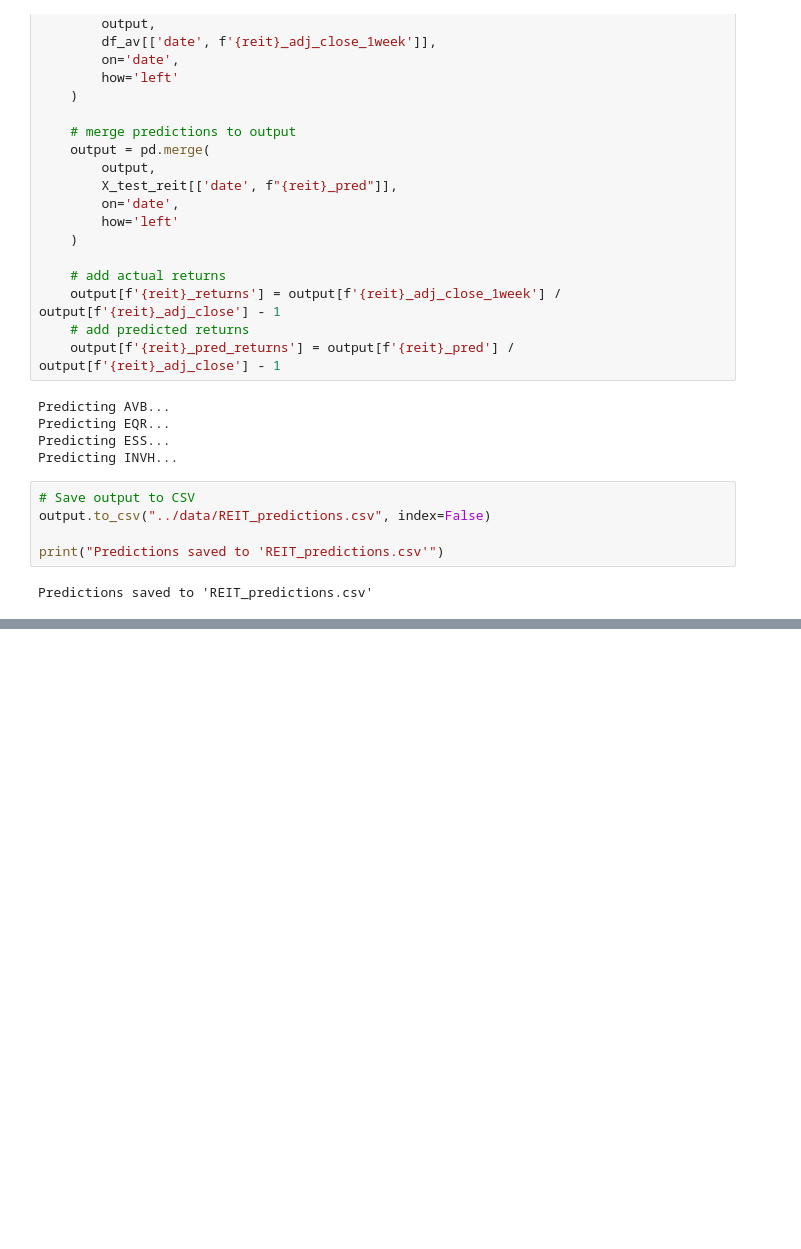
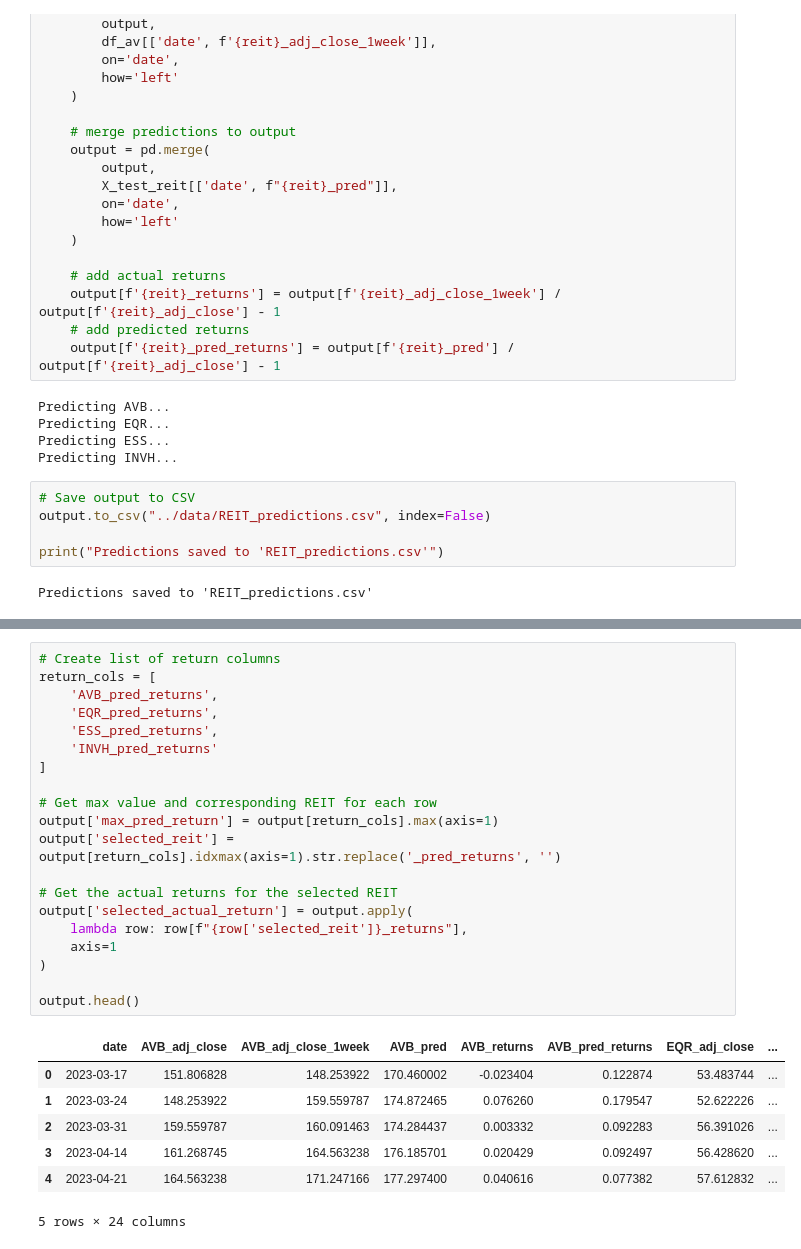
Before and after one commit to itsGarrin/us-residential-housing-price-prediction, a Jupyter notebook: notebooks/backtesting.ipynb, the cells around one changed output, grey strips where cells are left out. Cells and saved outputs as stored; diff of their text form; blank space fills up the shorter version.

```diff
--- a/notebooks/backtesting.ipynb
+++ b/notebooks/backtesting.ipynb
@@ -203,0 +229,28 @@ Predictions saved to 'REIT_predictions.csv'
+# %%
+# Create list of return columns
+return_cols = [
+    'AVB_pred_returns',
+    'EQR_pred_returns',
+    'ESS_pred_returns',
+    'INVH_pred_returns'
+]
+
+# Get max value and corresponding REIT for each row
+output['max_pred_return'] = output[return_cols].max(axis=1)
+output['selected_reit'] = output[return_cols].idxmax(axis=1).str.replace('_pred_returns', '')
+
+# Get the actual returns for the selected REIT
+output['selected_actual_return'] = output.apply(
+    lambda row: row[f"{row['selected_reit']}_returns"],
+    axis=1
+)
+
+output.head()
+# %% [output]
+|  | date | AVB_adj_close | AVB_adj_close_1week | AVB_pred | AVB_returns | AVB_pred_returns | EQR_adj_close | ... |
+| 0 | 2023-03-17 | 151.806828 | 148.253922 | 170.460002 | -0.023404 | 0.122874 | 53.483744 | ... |
+| 1 | 2023-03-24 | 148.253922 | 159.559787 | 174.872465 | 0.076260 | 0.179547 | 52.622226 | ... |
+| 2 | 2023-03-31 | 159.559787 | 160.091463 | 174.284437 | 0.003332 | 0.092283 | 56.391026 | ... |
+| 3 | 2023-04-14 | 161.268745 | 164.563238 | 176.185701 | 0.020429 | 0.092497 | 56.428620 | ... |
+| 4 | 2023-04-21 | 164.563238 | 171.247166 | 177.297400 | 0.040616 | 0.077382 | 57.612832 | ... |
+5 rows × 24 columns
```
Also changed, not shown: parts of 7 cells of this notebook, 2 other files.
